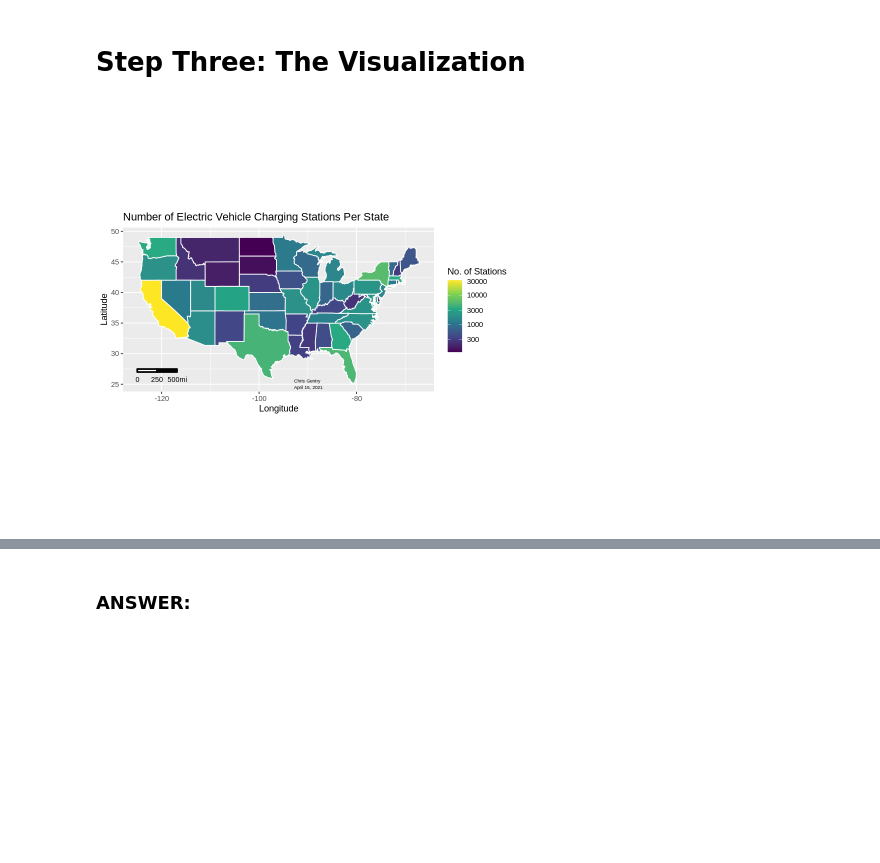
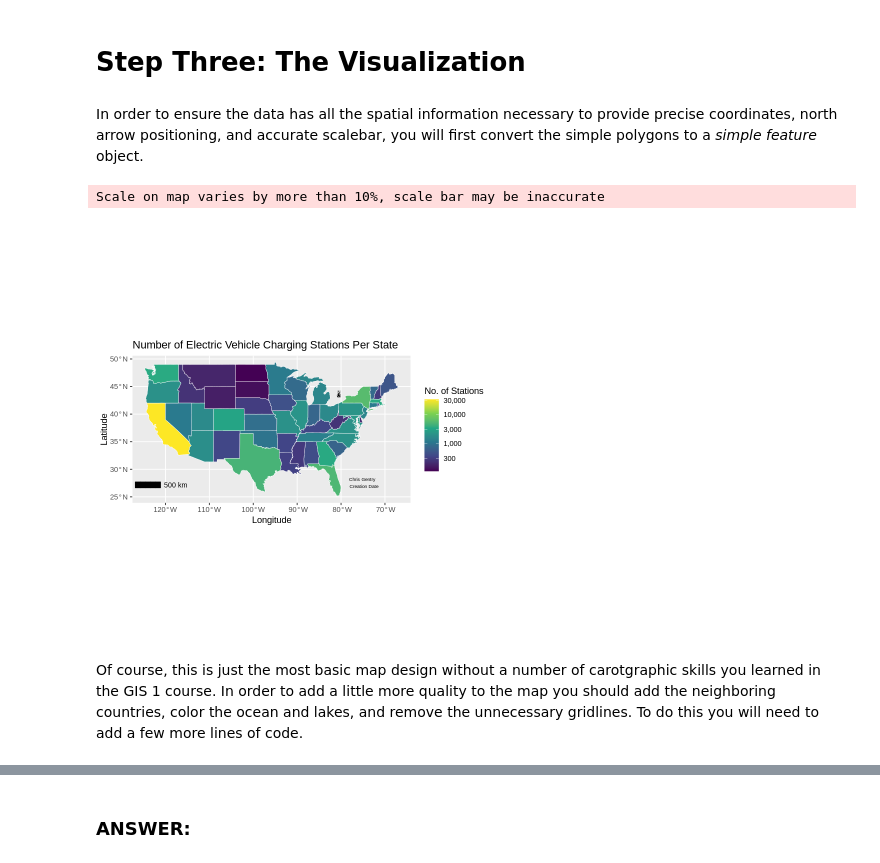
Before and after one commit to chrismgentry/GIS1-Exercise-2, a Jupyter notebook: GIS1_EX2.ipynb, the cells around one changed output, grey strips where cells are left out. Saved outputs shown, nothing was run; the diff lists cells and outputs as text; code cells hidden in the pictures; blank space fills up the shorter version.

```diff
--- a/GIS1_EX2.ipynb
+++ b/GIS1_EX2.ipynb
@@ -121,14 +115,28 @@
 ### **ANSWER**:
 # %% [markdown]
 # Step Three: The Visualization
-# %%
-ggplot() + geom_polygon(data = states, aes(x=long, y=lat, group=group, fill = evs_count), color="white") +
-           labs(x="Longitude",y="Latitude", title="Number of Electric Vehicle Charging Stations Per State", fill = "No. of Stations") +
-           scalebar(states, dist = 250, dist_unit = "mi", transform = TRUE, model = "WGS84",
-                    location = "bottomleft", st.dist = 0.05, st.size = 3, anchor = c(x=-125,y=27)) +
-           north(states, location = "bottomleft", scale = 0.05, symbol = 12, anchor = c(x=-65,y=27)) +
-           scale_fill_viridis_c(option = "D", trans = "log10") +
-           annotate("text", x = -90, y = 25, label = "Chris Gentry \n April 15, 2021", size = 2) +
-           coord_quickmap()
-# %% [output]
-[figure, removed]
+# %% [markdown]
+In order to ensure the data has all the spatial information necessary to provide precise coordinates, north arrow positioning, and accurate scalebar, you will first convert the simple polygons to a _simple feature_ object.
+# %%
+states <- sf::st_as_sf(maps::map("state", plot = FALSE, fill = TRUE))
+states <- merge(x=states, y=evs, by.x="ID", by.y="state", all=TRUE)
+# %%
+ggplot() + geom_sf(data = states, aes(fill = evs_count), color="white") +
+           annotation_scale(location = "bl", width_hint = 0.1, bar_cols = "black",
+                 pad_x = unit(0.05, "in"), pad_y = unit(0.25, "in"),
+                 line_col = "black", text_col = "black") +
+           annotation_north_arrow(location = "br", which_north = "grid",
+                         pad_x = unit(1.15, "in"), pad_y = unit(1.75, "in"),
+                         height = unit(0.25, "cm"), width = unit(0.25, "cm"),
+                         style = north_arrow_fancy_orienteering(
+                           fill = c("black", "black"),
+                           line_col = "black", line_width = 0.5,
+                           text_size = 5, text_col = "black")) +
+           scale_fill_viridis_c(option = "D", trans = "log10", labels = scales::label_comma()) +
+           annotate("text", x = -75, y = 27.5, label = "Chris Gentry \n Creation Date", size = 2) +
+           labs(x="Longitude",y="Latitude", title="Number of Electric Vehicle Charging Stations Per State", fill = "No. of Stations")
+# %% [output]
+Scale on map varies by more than 10%, scale bar may be inaccurate
+[figure, added]
+# %% [markdown]
+Of course, this is just the most basic map design without a number of carotgraphic skills you learned in the GIS 1 course. In order to add a little more quality to the map you should add the neighboring countries, color the ocean and lakes, and remove the unnecessary gridlines. To do this you will need to add a few more lines of code.
```
Also changed, not shown: parts of 15 cells of this notebook, 2 other files.
